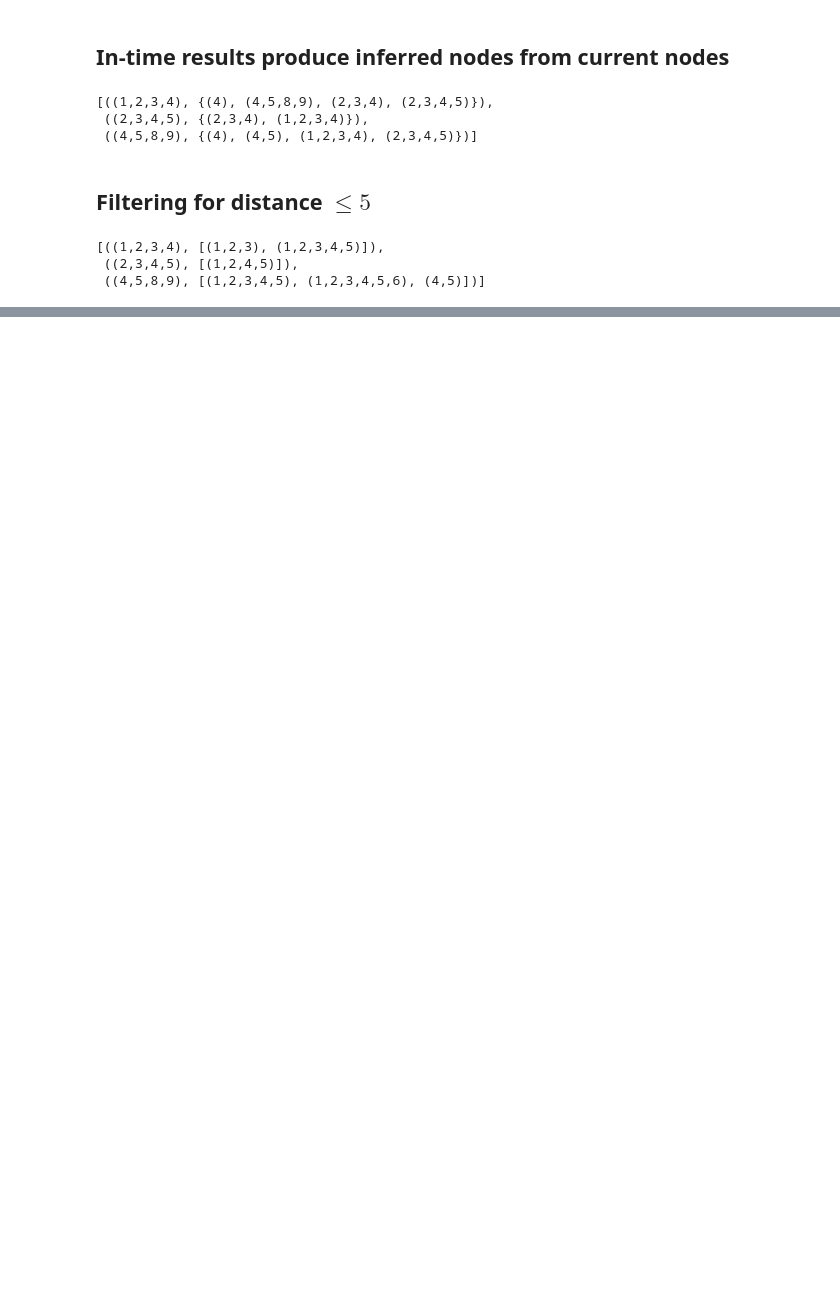
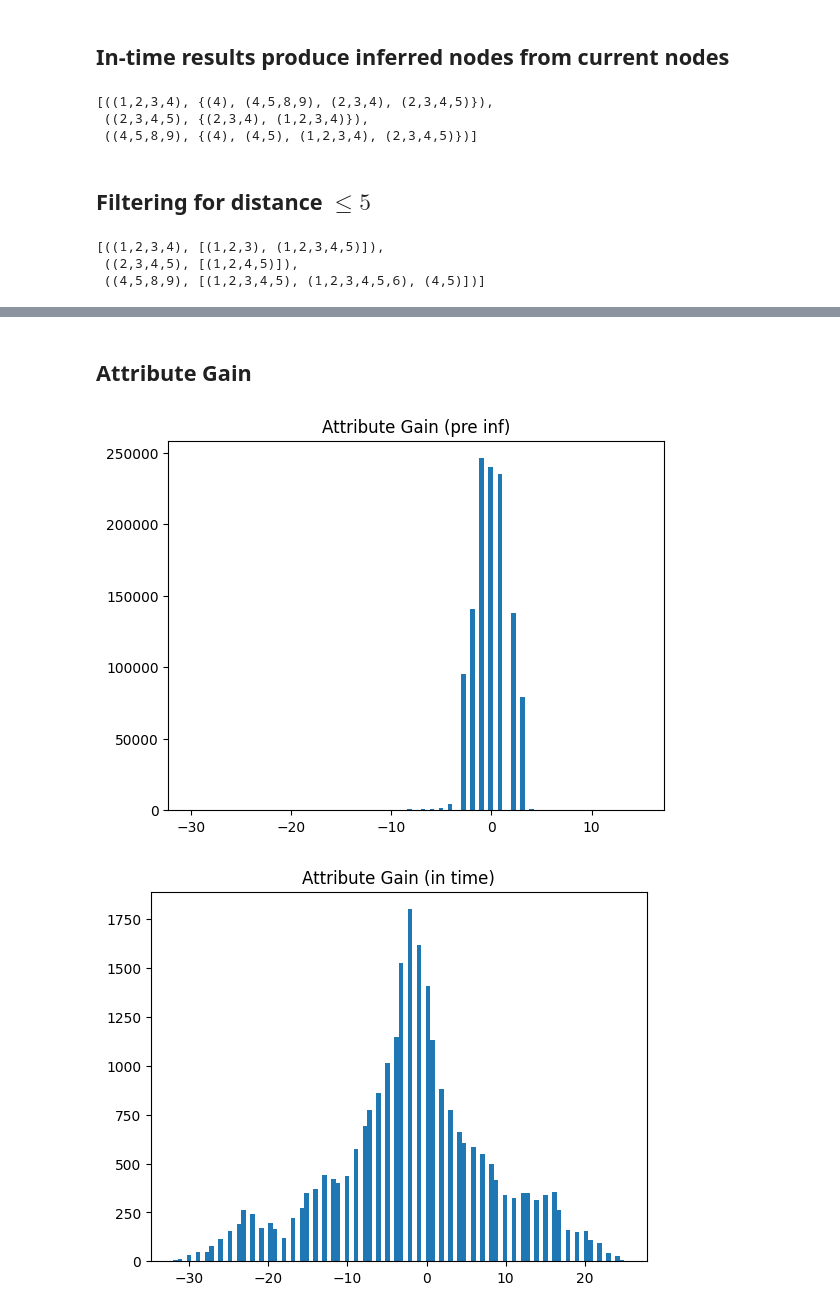
Before and after one commit to simondoesstuff/SubsetLatticeBuilder, a Jupyter notebook: pythonAnalysis/inferredAncestors/viaKNN.ipynb, the cells around one changed output, grey strips where cells are left out. Saved outputs shown, nothing was run; the diff lists cells and outputs as text; code cells hidden in the pictures; blank space fills up the shorter version.

```diff
--- a/pythonAnalysis/inferredAncestors/viaKNN.ipynb
+++ b/pythonAnalysis/inferredAncestors/viaKNN.ipynb
@@ -130,0 +147,20 @@ candidates_in_time = filter(knn_in_time, d)
+# %% [markdown]
+## Attribute Gain
+# %%
+def gain_metric(data):
+    results = []
+    for root, candidates in data:
+        for candidate in candidates:
+            results.append(len(candidate) - len(root))
+    return results
+
+plt.hist(gain_metric(candidates_pre_inf), bins=100)
+plt.title("Attribute Gain (pre inf)")
+plt.show()
+
+plt.hist(gain_metric(candidates_in_time), bins=100)
+plt.title("Attribute Gain (in time)")
+plt.show()
+# %% [output]
+[figure, added]
+[figure, added]
```
Also changed, not shown: parts of 6 cells of this notebook.
